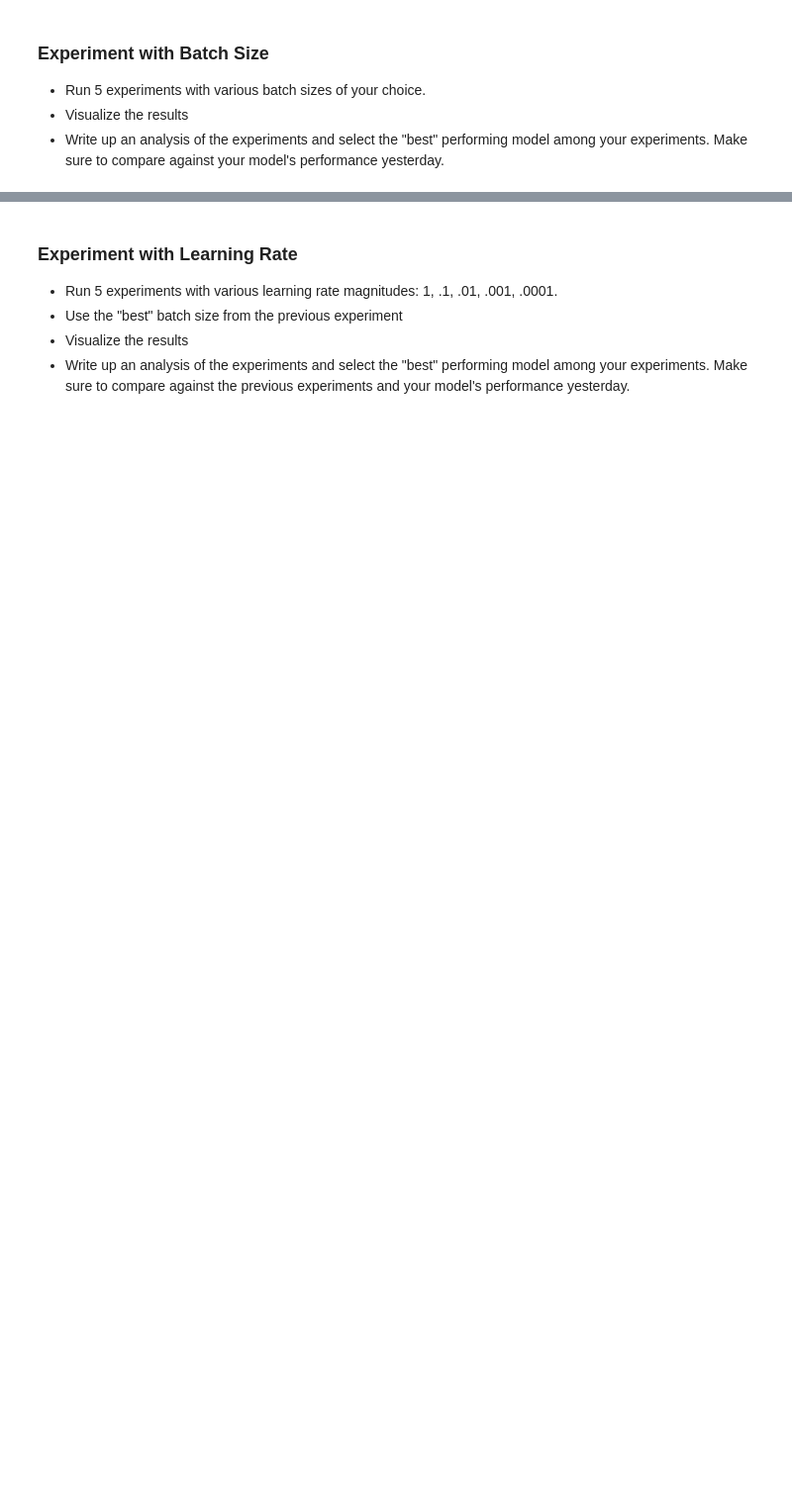
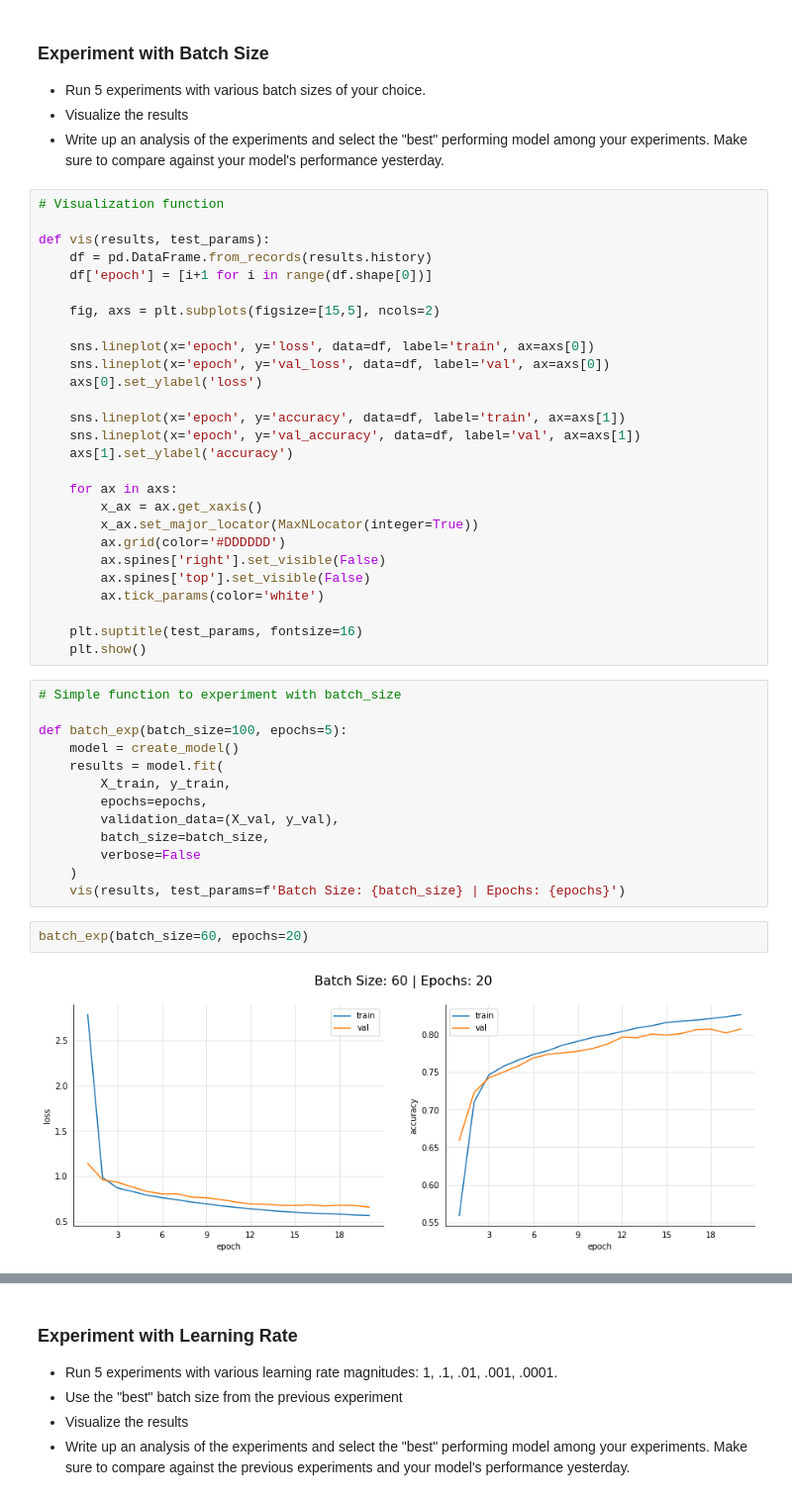
Before and after one commit to bsmrvl/DS-Unit-4-Sprint-2-Neural-Networks, a Jupyter notebook: module2-Train/LS_DS_422_Train_Assignment.ipynb, the cells around one changed output, grey strips where cells are left out. Shown at 99% size. Cells and saved outputs as stored; diff of their text form; blank space fills up the shorter version.

```diff
--- a/module2-Train/LS_DS_422_Train_Assignment.ipynb
+++ b/module2-Train/LS_DS_422_Train_Assignment.ipynb
@@ -57,3 +77,47 @@ def create_model(...):
 * Run 5 experiments with various batch sizes of your choice.
 * Visualize the results
 * Write up an analysis of the experiments and select the "best" performing model among your experiments. Make sure to compare against your model's performance yesterday.
+# %%
+# Visualization function
+
+def vis(results, test_params):
+    df = pd.DataFrame.from_records(results.history)
+    df['epoch'] = [i+1 for i in range(df.shape[0])]
+
+    fig, axs = plt.subplots(figsize=[15,5], ncols=2)
+
+    sns.lineplot(x='epoch', y='loss', data=df, label='train', ax=axs[0])
+    sns.lineplot(x='epoch', y='val_loss', data=df, label='val', ax=axs[0])
+    axs[0].set_ylabel('loss')
+
+    sns.lineplot(x='epoch', y='accuracy', data=df, label='train', ax=axs[1])
+    sns.lineplot(x='epoch', y='val_accuracy', data=df, label='val', ax=axs[1])
+    axs[1].set_ylabel('accuracy')
+
+    for ax in axs:
+        x_ax = ax.get_xaxis()
+        x_ax.set_major_locator(MaxNLocator(integer=True))
+        ax.grid(color='#DDDDDD')
+        ax.spines['right'].set_visible(False)
+        ax.spines['top'].set_visible(False)
+        ax.tick_params(color='white')
+
+    plt.suptitle(test_params, fontsize=16)
+    plt.show()
+# %%
+# Simple function to experiment with batch_size
+
+def batch_exp(batch_size=100, epochs=5):
+    model = create_model()
+    results = model.fit(
+        X_train, y_train,
+        epochs=epochs,
+        validation_data=(X_val, y_val),
+        batch_size=batch_size,
+        verbose=False
+    )
+    vis(results, test_params=f'Batch Size: {batch_size} | Epochs: {epochs}')
+# %%
+batch_exp(batch_size=60, epochs=20)
+# %% [output]
+[figure, added]
```
Also changed, not shown: parts of 24 cells of this notebook, 2 other files.
